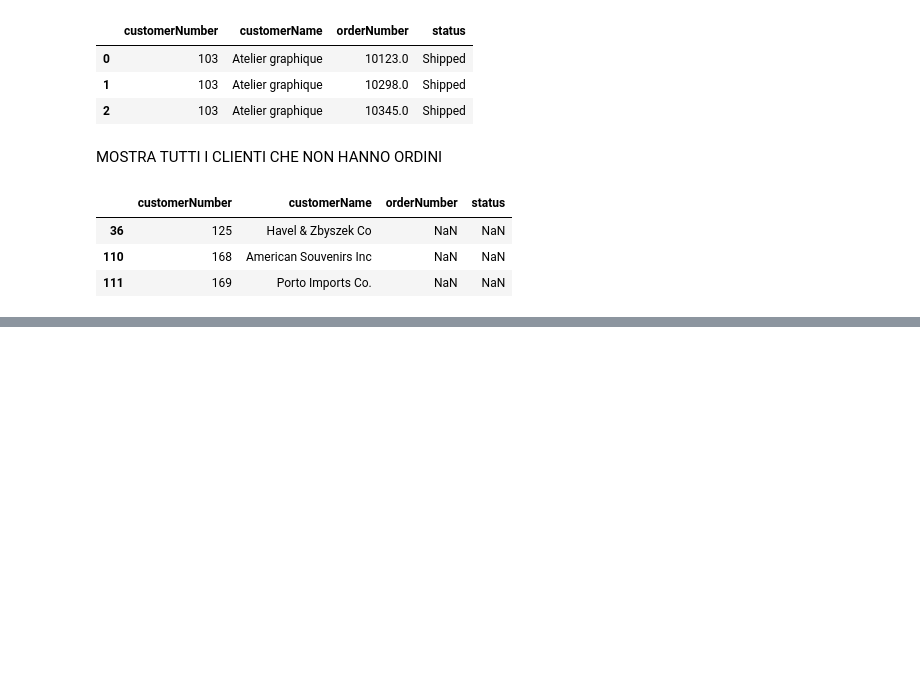
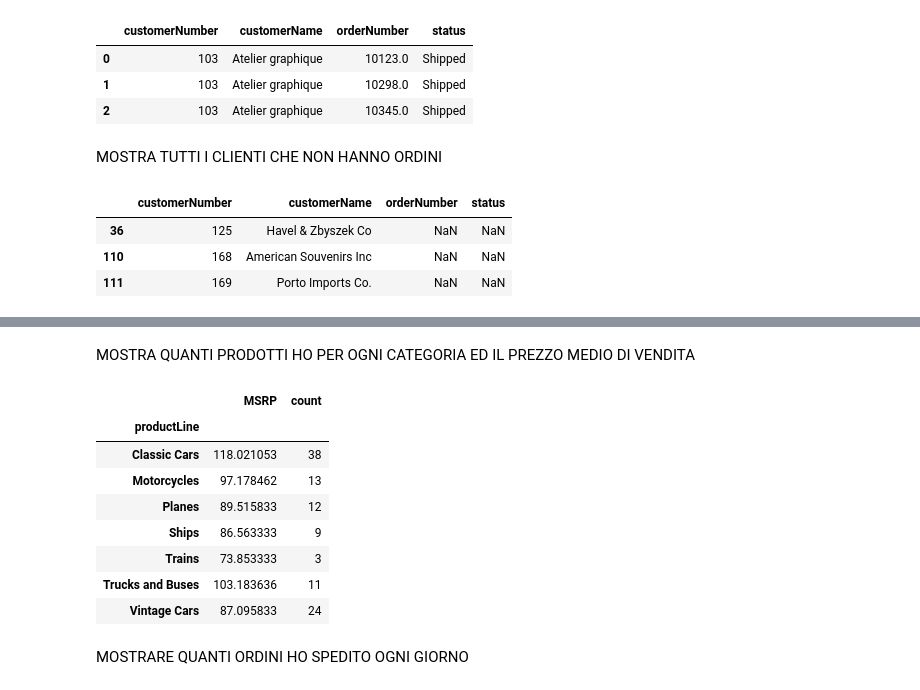
Before and after one commit to SilvioBaratto/pandas-pyspark-tutorial-using-mysampledatabase, a Jupyter notebook: classicmodels.ipynb, the cells around one changed output, grey strips where cells are left out. Cells and saved outputs as stored; diff of their text form; code cells hidden in the pictures; blank space fills up the shorter version.

```diff
--- a/classicmodels.ipynb
+++ b/classicmodels.ipynb
@@ -370,0 +475,21 @@ df.head(3)
+# %% [markdown]
+MOSTRA QUANTI PRODOTTI HO PER OGNI
+CATEGORIA ED IL PREZZO MEDIO DI VENDITA
+# %%
+df = (product.groupby(['productLine']).agg('mean'))[['MSRP']]
+df['count'] = (product.groupby(['productLine']).agg('count'))[['count']]
+
+df
+# %% [output]
+|  | MSRP | count |
+| productLine |  |  |
+| Classic Cars | 118.021053 | 38 |
+| Motorcycles | 97.178462 | 13 |
+| Planes | 89.515833 | 12 |
+| Ships | 86.563333 | 9 |
+| Trains | 73.853333 | 3 |
+| Trucks and Buses | 103.183636 | 11 |
+| Vintage Cars | 87.095833 | 24 |
+# %% [markdown]
+MOSTRARE QUANTI ORDINI HO SPEDITO OGNI
+GIORNO
```
Also changed, not shown: parts of 23 cells of this notebook.
